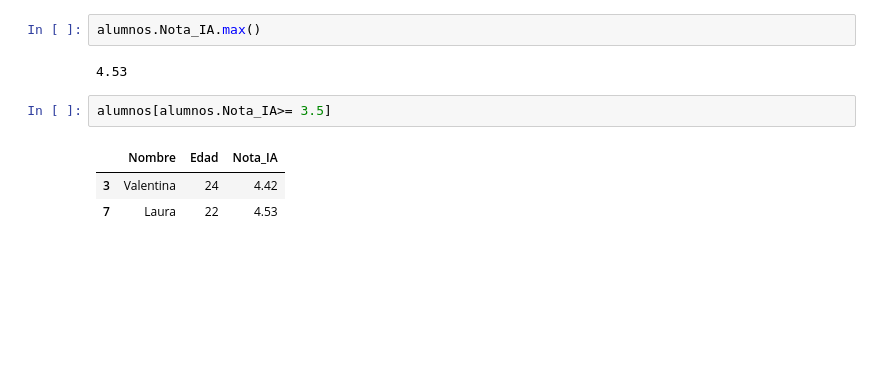
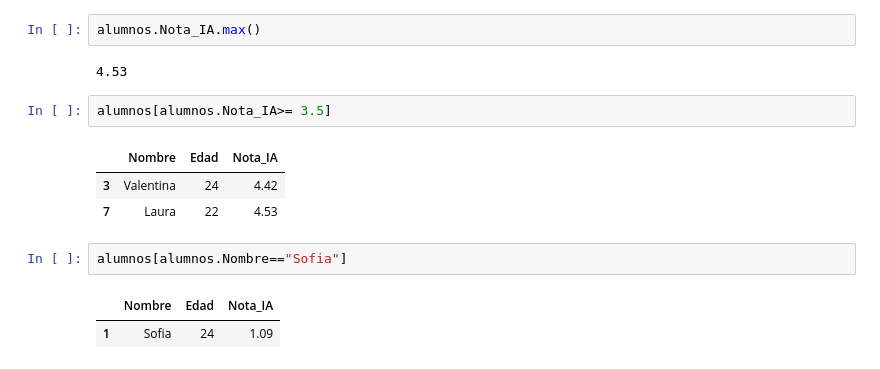
Before and after one commit to MiguelVargaszzz/ClaseInteligenciaArtificial, a Jupyter notebook: EDA_Apuntes_de_Clase.ipynb, the cells around one changed output. Saved outputs shown, nothing was run; the diff lists cells and outputs as text; blank space fills up the shorter version.

```diff
--- a/EDA_Apuntes_de_Clase.ipynb
+++ b/EDA_Apuntes_de_Clase.ipynb
@@ -193,3 +193,8 @@ alumnos[alumnos.Nota_IA>= 3.5]
 |  | Nombre | Edad | Nota_IA |
 | 3 | Valentina | 24 | 4.42 |
 | 7 | Laura | 22 | 4.53 |
+# %%
+alumnos[alumnos.Nombre=="Sofia"]
+# %% [output]
+|  | Nombre | Edad | Nota_IA |
+| 1 | Sofia | 24 | 1.09 |
```
